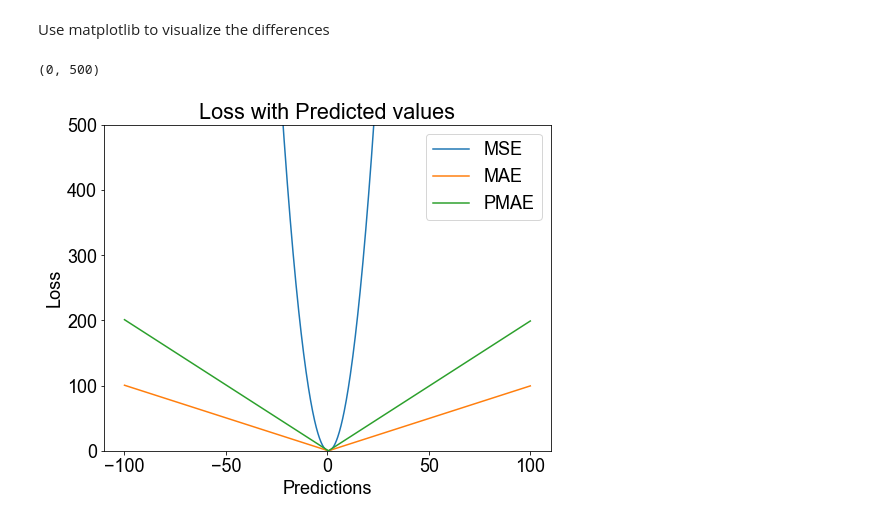
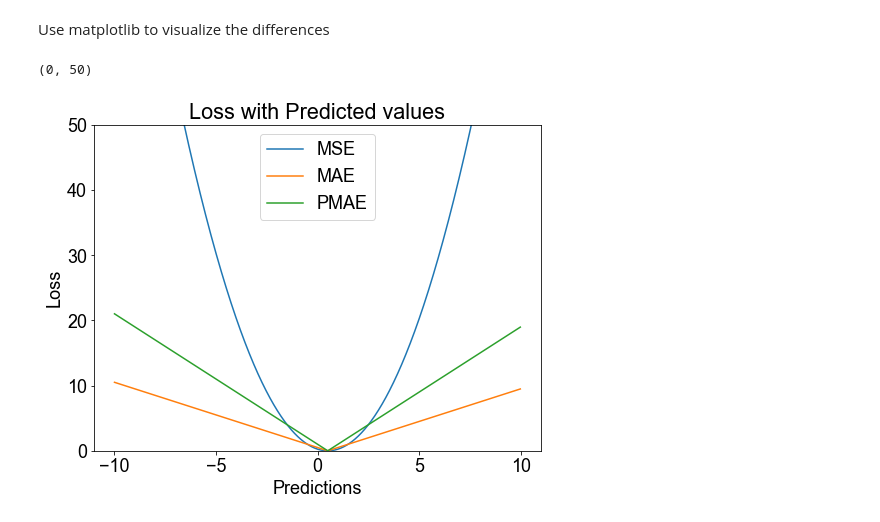
Before and after one commit to PV-Lab/2s986_class, a Jupyter notebook: Week4/regression_loss.ipynb, the cells around one changed output. Cells and saved outputs as stored; diff of their text form; code cells hidden in the pictures.

```diff
--- a/Week4/regression_loss.ipynb
+++ b/Week4/regression_loss.ipynb
@@ -188,7 +188,7 @@ def pmae(target, prediction):
 Create some dummy variables to compute those losses
 # %%
 target = np.repeat(0.5, 1000)
-prediction = np.arange(-10,10, 0.02)
+pred = np.arange(-10,10, 0.02)
 
 # calculating loss function for all predictions.
 loss_mse = [mse(target[i], pred[i]) for i in range(len(pred))]
@@ -199,16 +199,16 @@ Use matplotlib to visualize the differences
 # %%
 fig = plt.figure (figsize=(8,6))
 losses = [loss_mse, loss_mae, loss_pmae]
 names = ['MSE', 'MAE','PMAE' ]
 
 
 for i in range(len(losses)):
     plt.plot(pred, losses[i], label = names[i])
 plt.xlabel('Predictions')
 plt.ylabel('Loss')
 plt.title("Loss with Predicted values")
 plt.legend()
-plt.ylim(0,500)
+plt.ylim(0,50)
 # %% [output]
-(0, 500)
+(0, 50)
-[figure, old version]
+[figure, new version]
```
Also changed, not shown: parts of 4 cells of this notebook, 1 other file.
